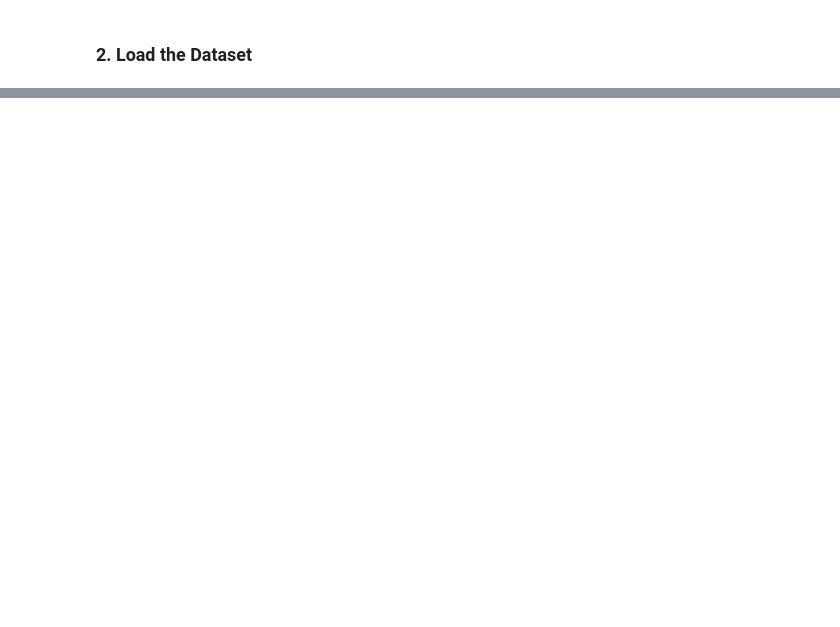
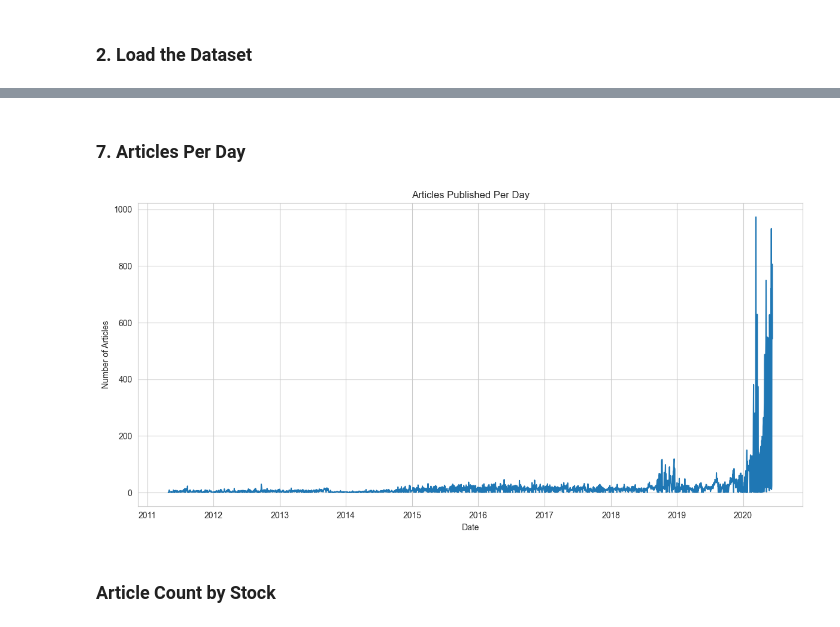
Before and after one commit to Becky-Chala/aim-week1-challenge, a Jupyter notebook: notebooks/eda.ipynb, the cells around one changed output, grey strips where cells are left out. Cells and saved outputs as stored; diff of their text form; code cells hidden in the pictures; blank space fills up the shorter version.

```diff
--- a/notebooks/eda.ipynb
+++ b/notebooks/eda.ipynb
@@ -186,0 +82,25 @@ plt.show()
+# %% [markdown]
+### 7. Articles Per Day
+# %%
+# 🛠 Ensure 'date' column is in datetime format
+df['date'] = pd.to_datetime(df['date'], errors='coerce')  # Fixes any parsing issues
+
+# 🗓 Extract just the date part (no time)
+df['date_only'] = df['date'].dt.date
+
+# 📊 Group by date to count articles per day
+daily_articles = df.groupby('date_only').size()
+
+# 📈 Plot number of articles published per day
+plt.figure(figsize=(12, 6))
+daily_articles.plot()
+plt.title('Articles Published Per Day')
+plt.xlabel('Date')
+plt.ylabel('Number of Articles')
+plt.grid(True)
+plt.tight_layout()
+plt.show()
+# %% [output]
+[figure, added]
+# %% [markdown]
+### Article Count by Stock
```
Also changed, not shown: parts of 33 cells of this notebook.
